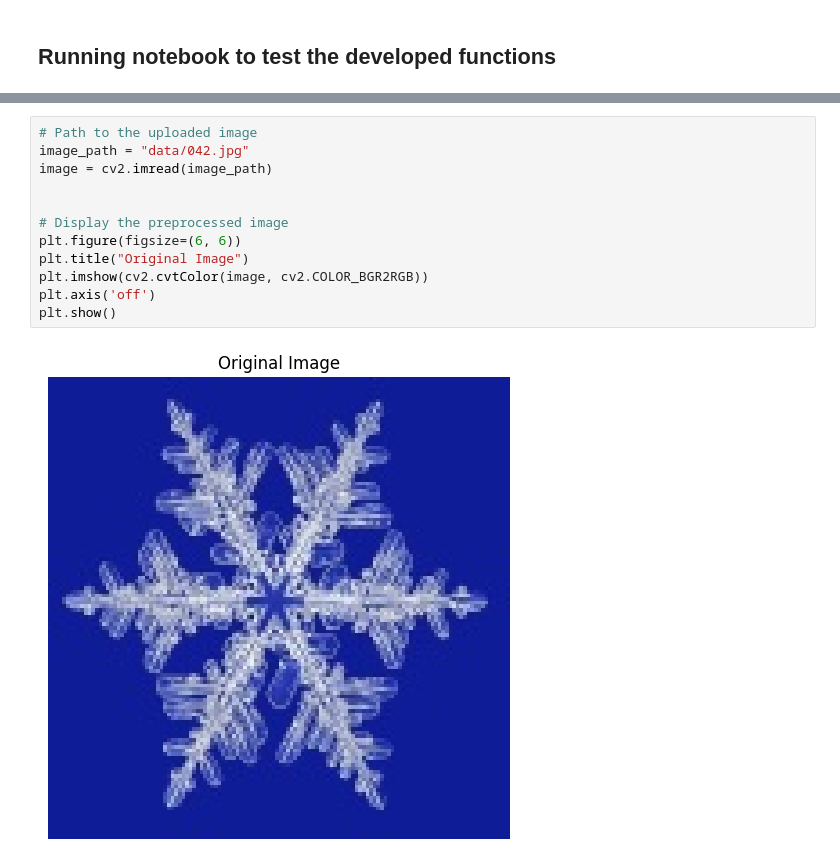
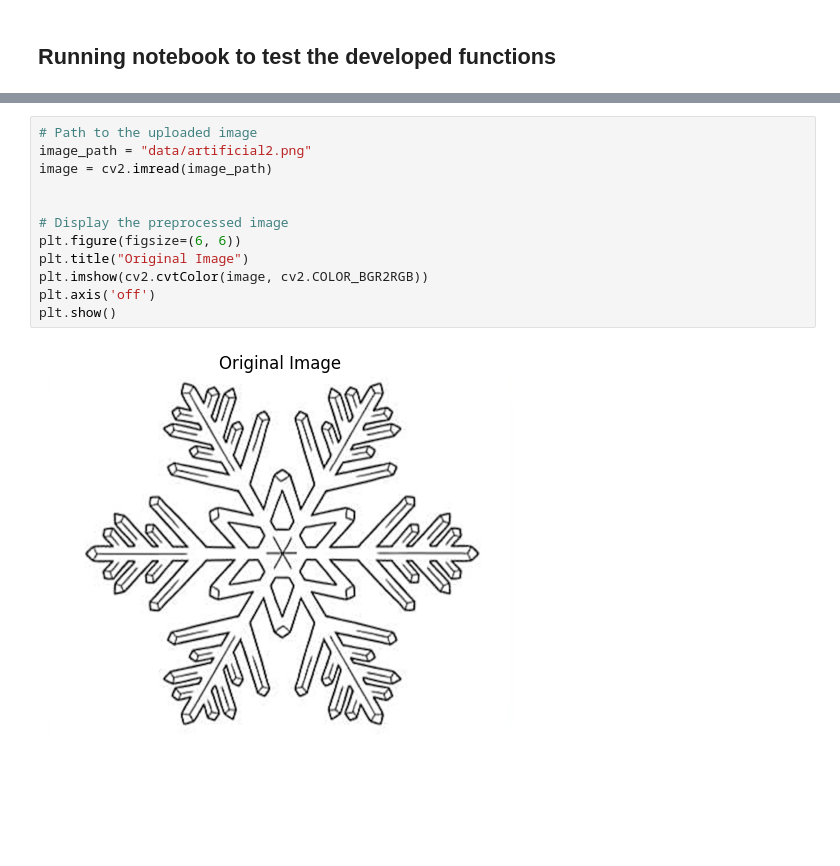
Before and after one commit to lusxvr/sf_ranking, a Jupyter notebook: dev.ipynb, the cells around one changed output, grey strips where cells are left out. Cells and saved outputs as stored; diff of their text form; blank space fills up the shorter version.

```diff
--- a/dev.ipynb
+++ b/dev.ipynb
@@ -10,17 +13,17 @@ from src import symetry_analysis as sa
 # %%
 # Path to the uploaded image
-image_path = "data/042.jpg"
+image_path = "data/artificial2.png"
 image = cv2.imread(image_path)
 
 
 # Display the preprocessed image
 plt.figure(figsize=(6, 6))
 plt.title("Original Image")
 plt.imshow(cv2.cvtColor(image, cv2.COLOR_BGR2RGB))
 plt.axis('off')
 plt.show()
 # %% [output]
-[figure, old version]
+[figure, new version]
 # %%
 
 preprocessed_image = pp.preprocess_image(image)
```
Also changed, not shown: parts of 7 cells of this notebook, 8 other files.
